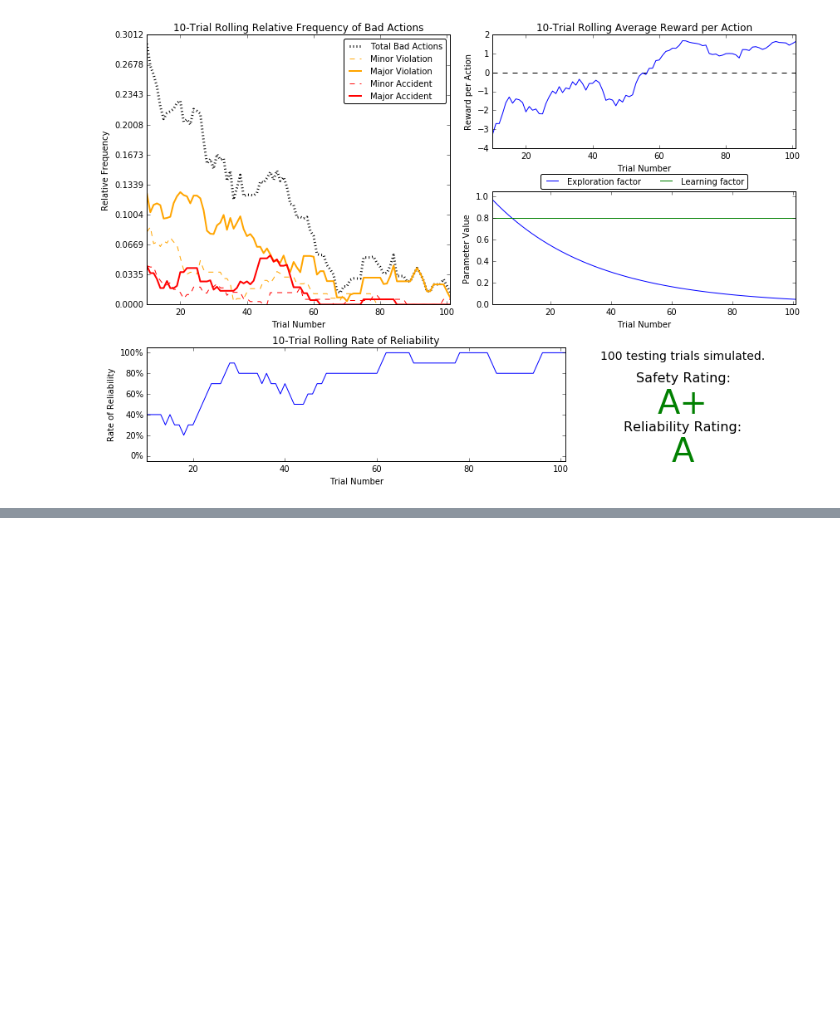
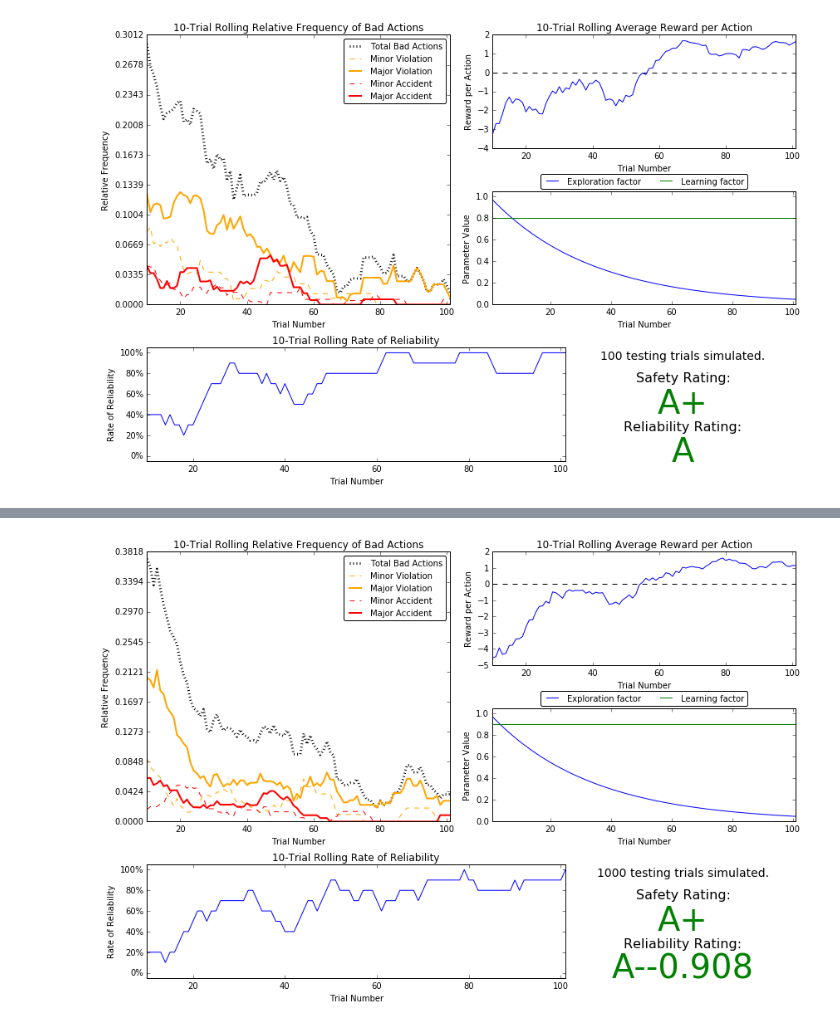
Before and after one commit to alextrickey/smartcab, a Jupyter notebook: Round2Tests.ipynb, the cells around one changed output, grey strips where cells are left out. Cells and saved outputs as stored; diff of their text form; code cells hidden in the pictures; blank space fills up the shorter version.

Commit message:
feat: Tune learning rate for exponential model

```diff
--- a/Round2Tests.ipynb
+++ b/Round2Tests.ipynb
@@ -115,0 +116,5 @@ vs.plot_trials('sim_improved-learning.csv')
+# %%
+#Exponential; alpha = 0.9; 1000 trials; seed 1;
+vs.plot_trials('sim_improved-learning.csv')
+# %% [output]
+[figure, added]
```
Also changed, not shown: parts of 20 cells of this notebook.
